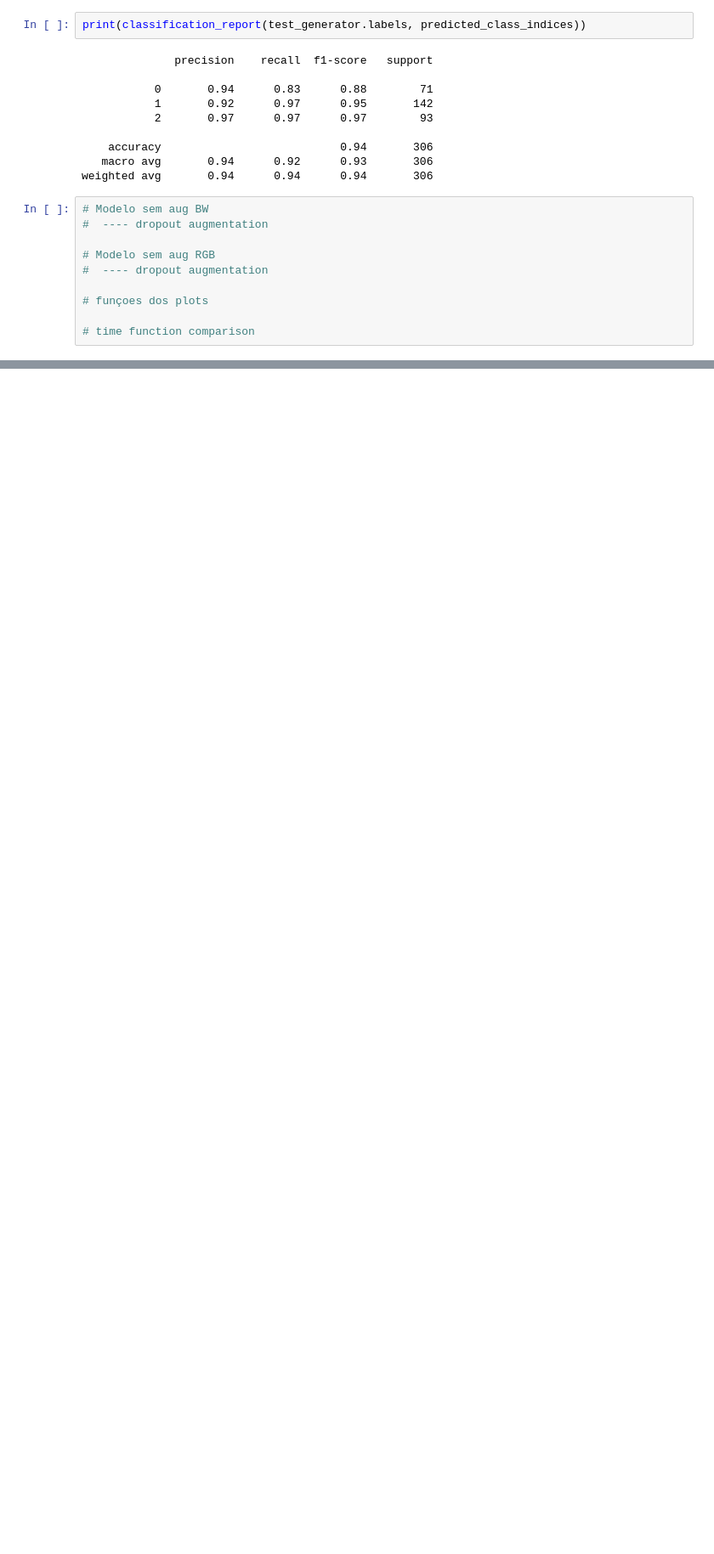
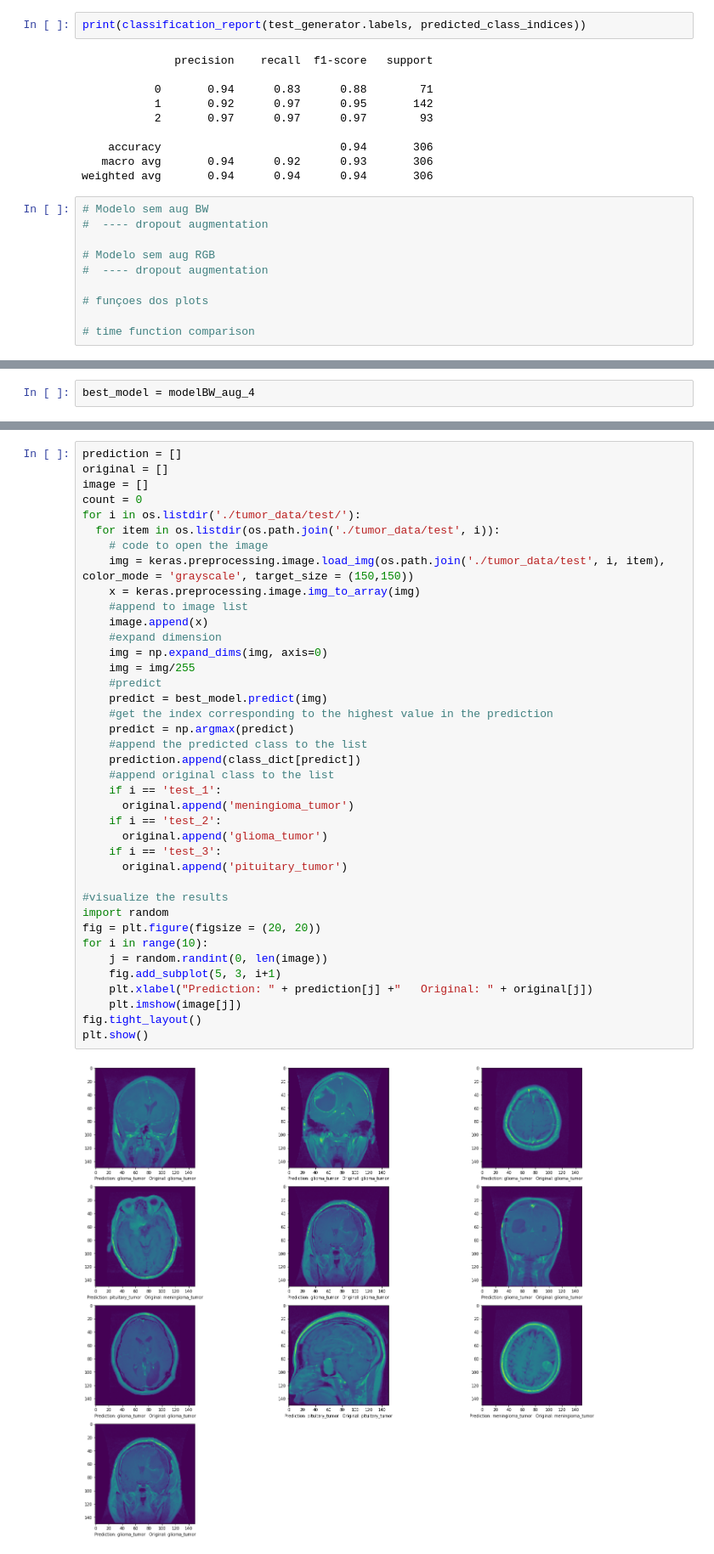
Before and after one commit to filipacarreira/DeepLearning_Project, a Jupyter notebook: DL_notebook.ipynb, the cells around one changed output, grey strips where cells are left out. Shown at 85% size. Cells and saved outputs as stored; diff of their text form; blank space fills up the shorter version.

```diff
--- a/DL_notebook.ipynb
+++ b/DL_notebook.ipynb
@@ -988,0 +1019,2 @@ weighted avg       0.94      0.94      0.94       306
+# %%
+best_model = modelBW_aug_4
@@ -988,0 +1023,41 @@ weighted avg       0.94      0.94      0.94       306
+# %%
+prediction = []
+original = []
+image = []
+count = 0
+for i in os.listdir('./tumor_data/test/'):
+  for item in os.listdir(os.path.join('./tumor_data/test', i)):
+    # code to open the image
+    img = keras.preprocessing.image.load_img(os.path.join('./tumor_data/test', i, item), color_mode = 'grayscale', target_size = (150,150))
+    x = keras.preprocessing.image.img_to_array(img)
+    #append to image list
+    image.append(x)
+    #expand dimension
+    img = np.expand_dims(img, axis=0)
+    img = img/255
+    #predict
+    predict = best_model.predict(img)
+    #get the index corresponding to the highest value in the prediction
+    predict = np.argmax(predict)
+    #append the predicted class to the list
+    prediction.append(class_dict[predict])
+    #append original class to the list
+    if i == 'test_1':
+      original.append('meningioma_tumor')
+    if i == 'test_2':
+      original.append('glioma_tumor')
+    if i == 'test_3':
+      original.append('pituitary_tumor')
+
+#visualize the results
+import random
+fig = plt.figure(figsize = (20, 20))
+for i in range(10):
+    j = random.randint(0, len(image))
+    fig.add_subplot(5, 3, i+1)
+    plt.xlabel("Prediction: " + prediction[j] +"   Original: " + original[j])
+    plt.imshow(image[j])
+fig.tight_layout()
+plt.show()
+# %% [output]
+[figure, added]
```
Also changed, not shown: parts of 84 cells of this notebook.
